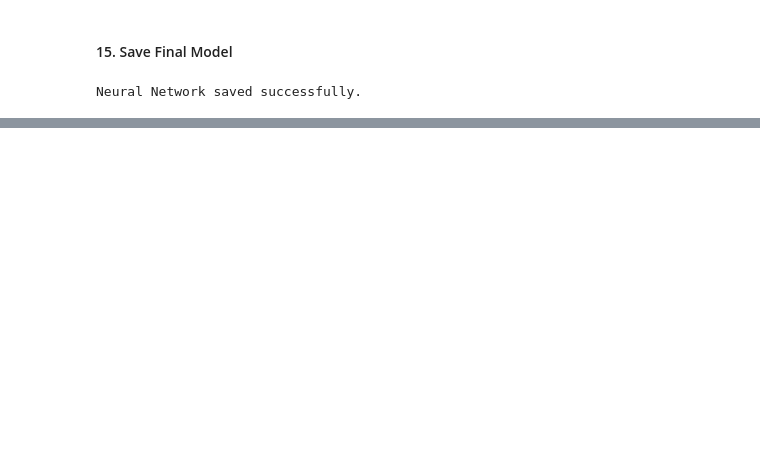
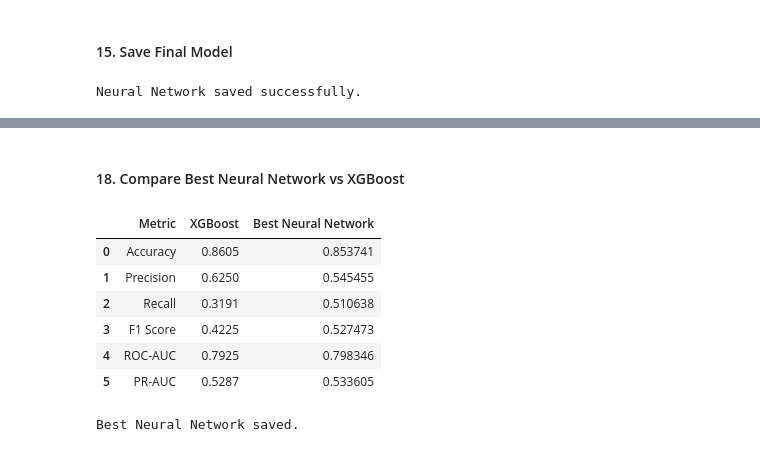
Before and after one commit to FernJoshua/AI-Workforce-Intelligence, a Jupyter notebook: notebooks/06_neural_network_model.ipynb, the cells around one changed output, grey strips where cells are left out. Drawn from its saved outputs; the diff is of its cells as text; code cells hidden in the pictures; blank space fills up the shorter version.

```diff
--- a/notebooks/06_neural_network_model.ipynb
+++ b/notebooks/06_neural_network_model.ipynb
@@ -712,0 +904,58 @@ The trained Neural Network has been saved for deployment and will be further int
+# %% [markdown]
+#### 18. Compare Best Neural Network vs XGBoost
+# %%
+best_nn = optimized_metrics
+# %%
+comparison = pd.DataFrame({
+
+    "Metric":[
+        "Accuracy",
+        "Precision",
+        "Recall",
+        "F1 Score",
+        "ROC-AUC",
+        "PR-AUC"
+    ],
+
+    "XGBoost":[
+
+        xgb_best["Accuracy"],
+        xgb_best["Precision"],
+        xgb_best["Recall"],
+        xgb_best["F1 Score"],
+        xgb_best["ROC-AUC"],
+        xgb_best["PR-AUC"]
+
+    ],
+
+    "Best Neural Network":[
+
+        best_nn["Accuracy"],
+        best_nn["Precision"],
+        best_nn["Recall"],
+        best_nn["F1 Score"],
+        best_nn["ROC-AUC"],
+        best_nn["PR-AUC"]
+
+    ]
+
+})
+
+comparison
+# %% [output]
+|  | Metric | XGBoost | Best Neural Network |
+| 0 | Accuracy | 0.8605 | 0.853741 |
+| 1 | Precision | 0.6250 | 0.545455 |
+| 2 | Recall | 0.3191 | 0.510638 |
+| 3 | F1 Score | 0.4225 | 0.527473 |
+| 4 | ROC-AUC | 0.7925 | 0.798346 |
+| 5 | PR-AUC | 0.5287 | 0.533605 |
+# %%
+# Save Best Neural Network
+model.save(
+    "..//models//neural_network_best.keras"
+)
+
+print("Best Neural Network saved.")
+# %% [output]
+Best Neural Network saved.
```
Also changed, not shown: parts of 22 cells of this notebook, 36 other files.
